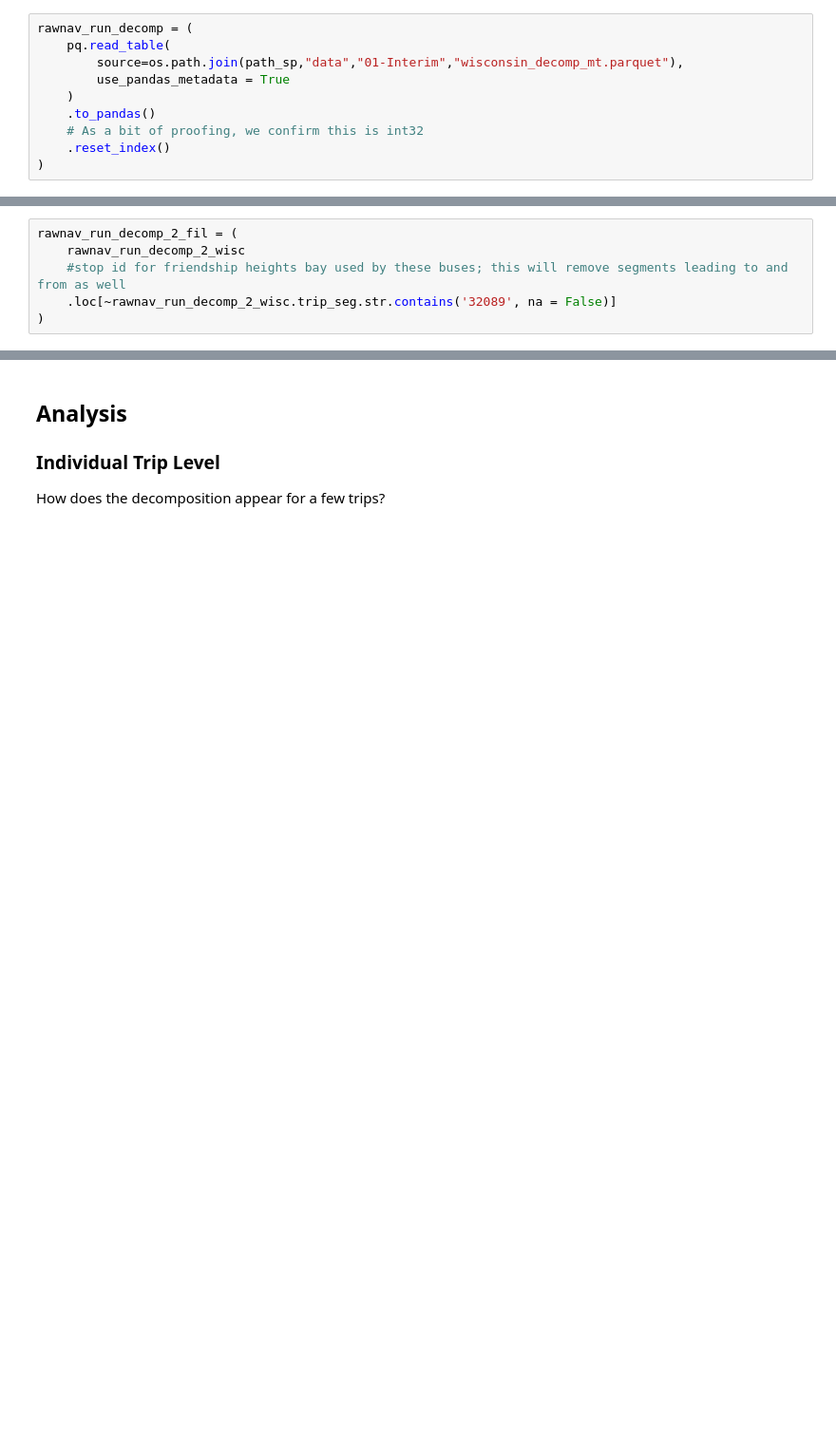
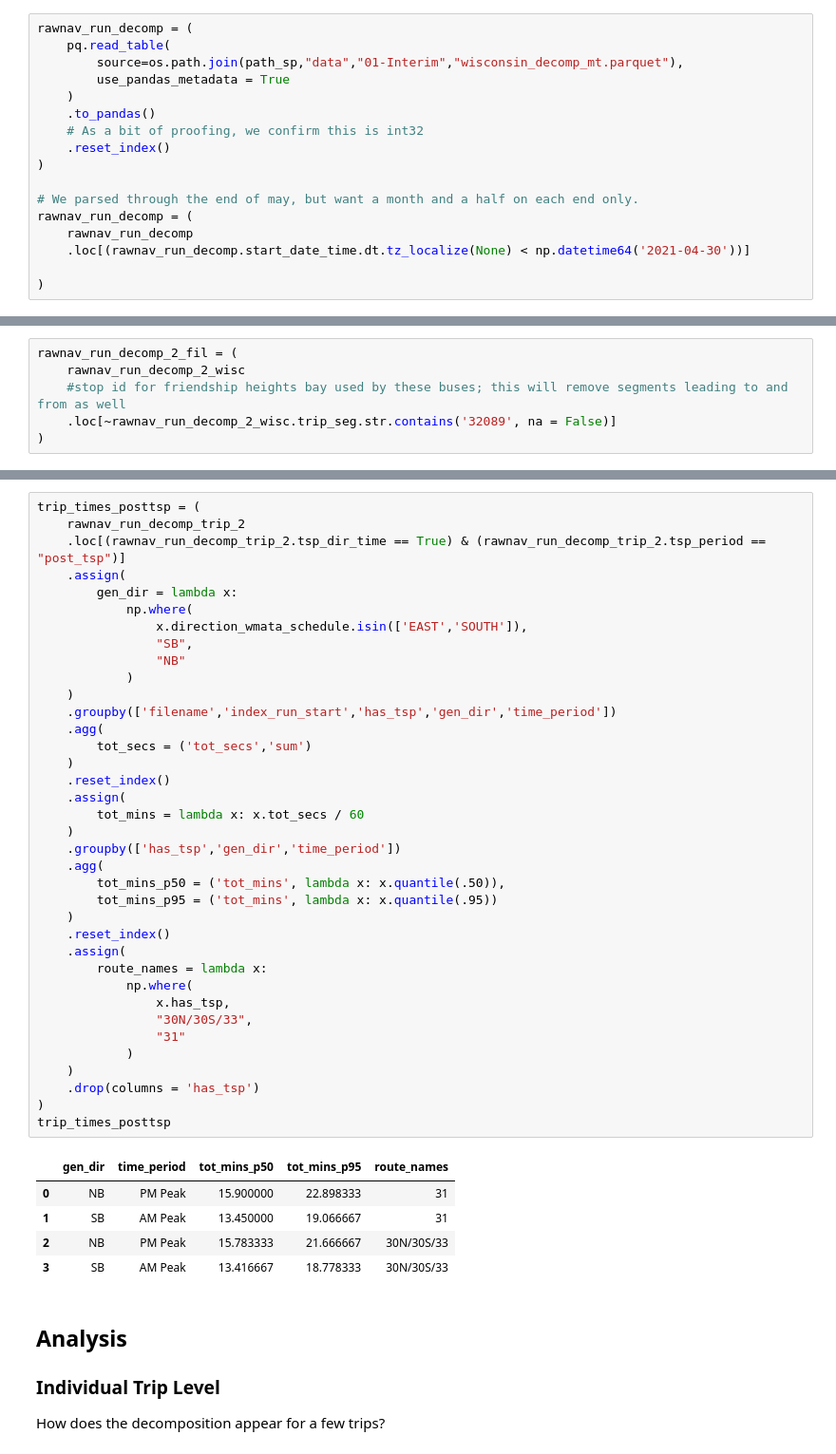
Before and after one commit to stevenschrayer/WMATA_AVL, a Jupyter notebook: analysis/exploratory/decomposition/02-decomposition-mt-wisconsin.ipynb, the cells around one changed output, grey strips where cells are left out. Shown at 95% size. Cells and saved outputs as stored; diff of their text form; blank space fills up the shorter version.

```diff
--- a/analysis/exploratory/decomposition/02-decomposition-mt-wisconsin.ipynb
+++ b/analysis/exploratory/decomposition/02-decomposition-mt-wisconsin.ipynb
@@ -56,3 +56,10 @@ rawnav_run_decomp = (
     # As a bit of proofing, we confirm this is int32
     .reset_index()
 )
+
+# We parsed through the end of may, but want a month and a half on each end only.
+rawnav_run_decomp = (
+    rawnav_run_decomp
+    .loc[(rawnav_run_decomp.start_date_time.dt.tz_localize(None) < np.datetime64('2021-04-30'))]
+
+)
@@ -351,3 +423,46 @@ rawnav_run_decomp_trip_2.head()
+# %%
+trip_times_posttsp = (
+    rawnav_run_decomp_trip_2
+    .loc[(rawnav_run_decomp_trip_2.tsp_dir_time == True) & (rawnav_run_decomp_trip_2.tsp_period == "post_tsp")]
+    .assign(
+        gen_dir = lambda x:
+            np.where(
+                x.direction_wmata_schedule.isin(['EAST','SOUTH']),
+                "SB",
+                "NB"
+            )
+    )
+    .groupby(['filename','index_run_start','has_tsp','gen_dir','time_period'])
+    .agg(
+        tot_secs = ('tot_secs','sum')
+    )
+    .reset_index()
+    .assign(
+        tot_mins = lambda x: x.tot_secs / 60
+    )
+    .groupby(['has_tsp','gen_dir','time_period'])
+    .agg(
+        tot_mins_p50 = ('tot_mins', lambda x: x.quantile(.50)),
+        tot_mins_p95 = ('tot_mins', lambda x: x.quantile(.95))
+    )
+    .reset_index()
+    .assign(
+        route_names = lambda x:
+            np.where(
+                x.has_tsp,
+                "30N/30S/33",
+                "31"
+            )
+    )
+    .drop(columns = 'has_tsp')
+)
+trip_times_posttsp
+# %% [output]
+|  | gen_dir | time_period | tot_mins_p50 | tot_mins_p95 | route_names |
+| 0 | NB | PM Peak | 15.900000 | 22.898333 | 31 |
+| 1 | SB | AM Peak | 13.450000 | 19.066667 | 31 |
+| 2 | NB | PM Peak | 15.783333 | 21.666667 | 30N/30S/33 |
+| 3 | SB | AM Peak | 13.416667 | 18.778333 | 30N/30S/33 |
 # %% [markdown]
 ## Analysis
 
```
Also changed, not shown: parts of 25 cells of this notebook.
